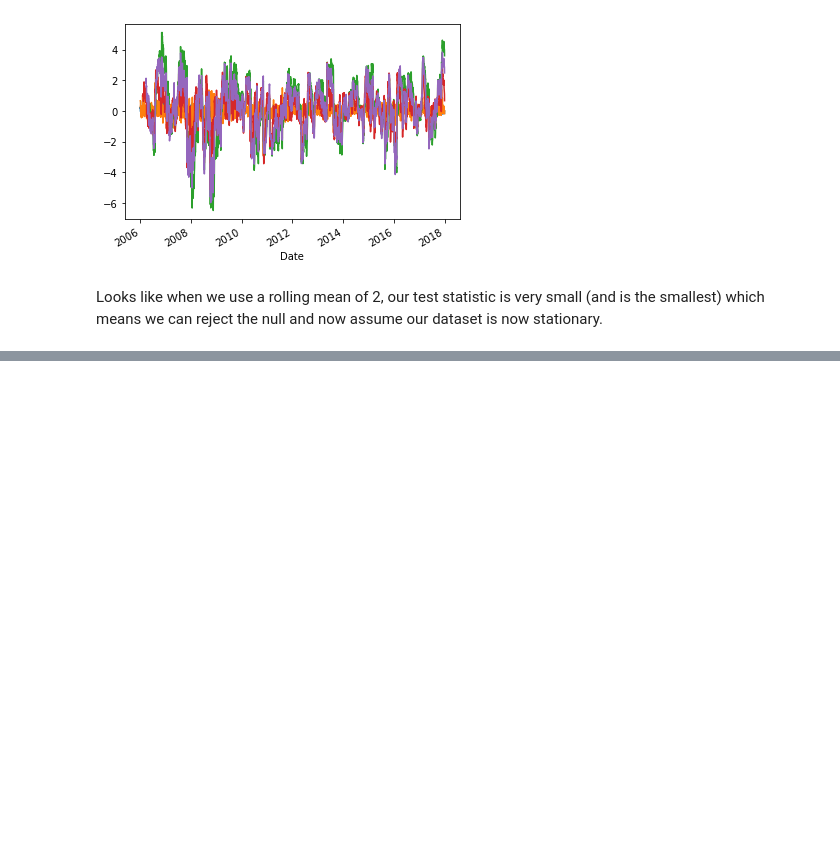
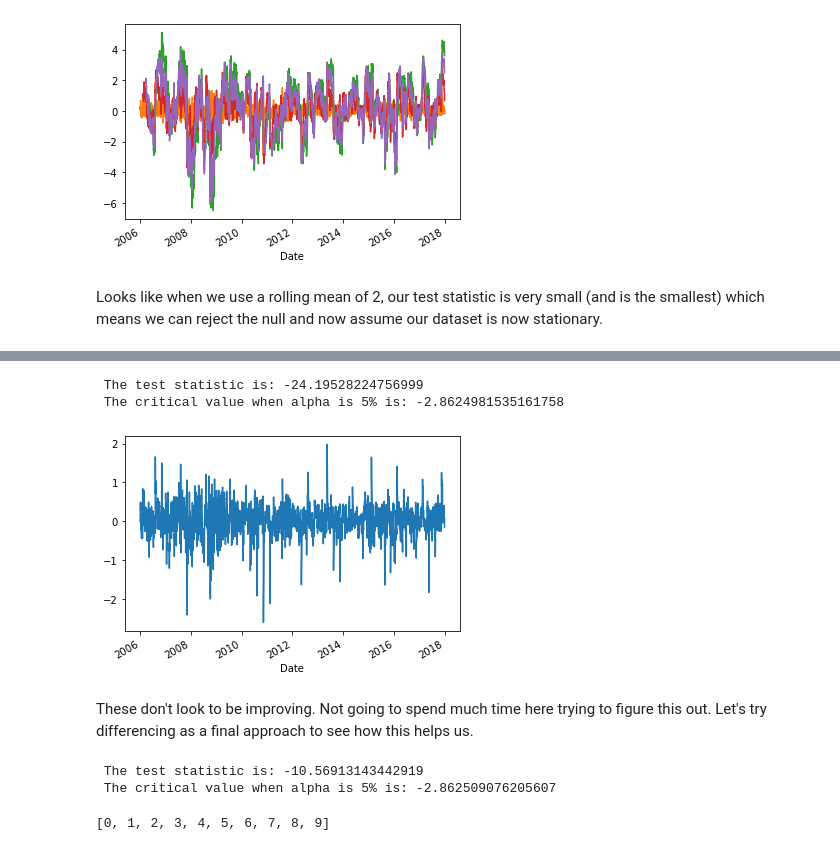
Before and after one commit to RogerPineda13/TimeSeriesP4, a Jupyter notebook: ALarsenWorkingNotebook.ipynb, the cells around one changed output, grey strips where cells are left out. Saved outputs shown, nothing was run; the diff lists cells and outputs as text; code cells hidden in the pictures; blank space fills up the shorter version.

```diff
--- a/ALarsenWorkingNotebook.ipynb
+++ b/ALarsenWorkingNotebook.ipynb
@@ -203,0 +221,20 @@ Looks like when we use a rolling mean of 2, our test statistic is very small (an
+# %%
+test = (df-weighted_average_2).dropna()
+dickey(test)
+test.plot();
+# %% [output]
+ The test statistic is: -24.19528224756999
+ The critical value when alpha is 5% is: -2.8624981535161758
+[figure, added]
+# %% [markdown]
+These don't look to be improving. Not going to spend much time here trying to figure this out. Let's try differencing as a final approach to see how this helps us.
+# %%
+dickey(df.diff(periods=5).dropna())
+# %% [output]
+ The test statistic is: -10.56913143442919
+ The critical value when alpha is 5% is: -2.862509076205607
+# %%
+period = [i for i in range(10)]
+period
+# %% [output]
+[0, 1, 2, 3, 4, 5, 6, 7, 8, 9]
```
Also changed, not shown: parts of 14 cells of this notebook.
